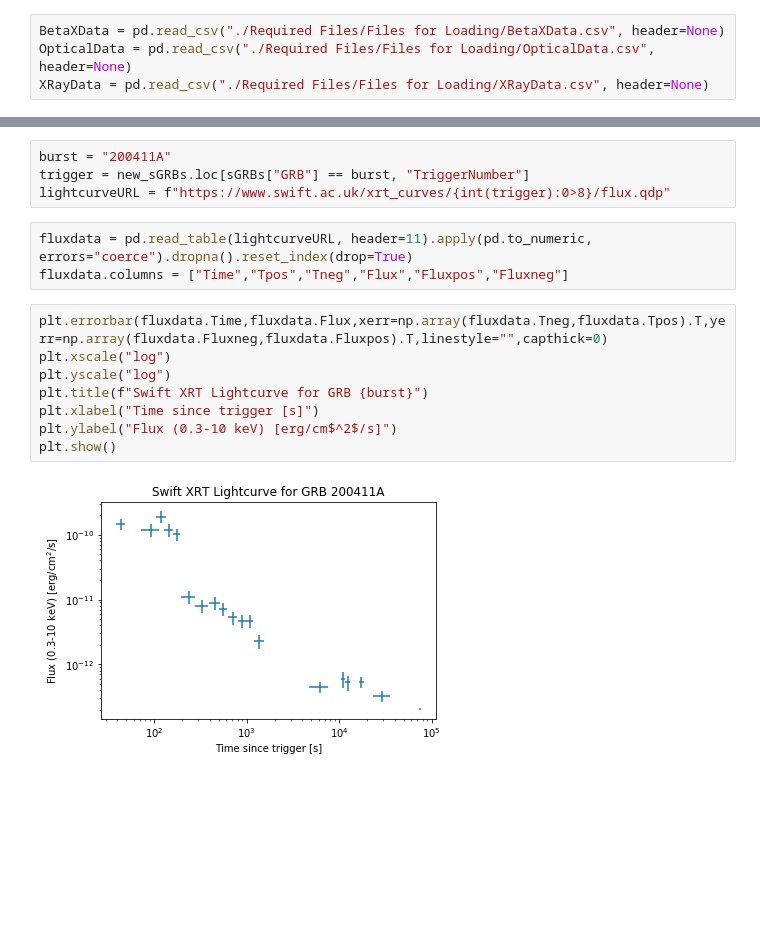
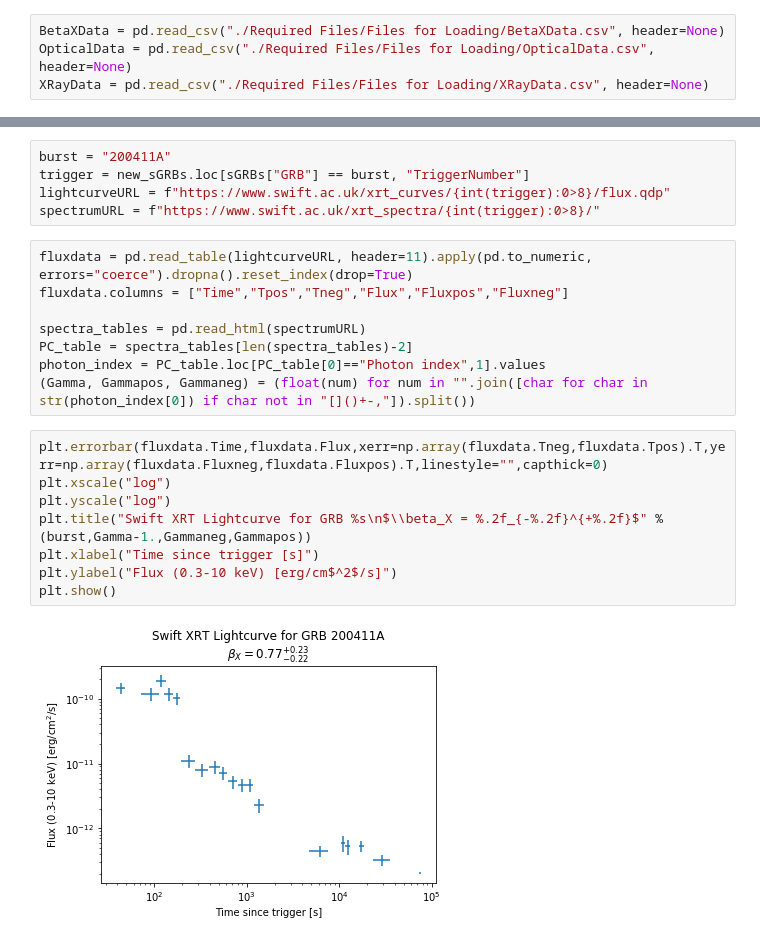
Before and after one commit to cgobat/dark-GRBs, a Jupyter notebook: exploratory.ipynb, the cells around one changed output, grey strips where cells are left out. Drawn from its saved outputs; the diff is of its cells as text; blank space fills up the shorter version.

```diff
--- a/exploratory.ipynb
+++ b/exploratory.ipynb
@@ -153,16 +156,22 @@ new_sGRBs
 burst = "200411A"
 trigger = new_sGRBs.loc[sGRBs["GRB"] == burst, "TriggerNumber"]
 lightcurveURL = f"https://www.swift.ac.uk/xrt_curves/{int(trigger):0>8}/flux.qdp"
+spectrumURL = f"https://www.swift.ac.uk/xrt_spectra/{int(trigger):0>8}/"
 # %%
 fluxdata = pd.read_table(lightcurveURL, header=11).apply(pd.to_numeric, errors="coerce").dropna().reset_index(drop=True)
 fluxdata.columns = ["Time","Tpos","Tneg","Flux","Fluxpos","Fluxneg"]
+
+spectra_tables = pd.read_html(spectrumURL)
+PC_table = spectra_tables[len(spectra_tables)-2]
+photon_index = PC_table.loc[PC_table[0]=="Photon index",1].values
+(Gamma, Gammapos, Gammaneg) = (float(num) for num in "".join([char for char in str(photon_index[0]) if char not in "[]()+-,"]).split())
 # %%
 plt.errorbar(fluxdata.Time,fluxdata.Flux,xerr=np.array(fluxdata.Tneg,fluxdata.Tpos).T,yerr=np.array(fluxdata.Fluxneg,fluxdata.Fluxpos).T,linestyle="",capthick=0)
 plt.xscale("log")
 plt.yscale("log")
-plt.title(f"Swift XRT Lightcurve for GRB {burst}")
+plt.title("Swift XRT Lightcurve for GRB %s\n$\\beta_X = %.2f_{-%.2f}^{+%.2f}$" % (burst,Gamma-1.,Gammaneg,Gammapos))
 plt.xlabel("Time since trigger [s]")
 plt.ylabel("Flux (0.3-10 keV) [erg/cm$^2$/s]")
 plt.show()
 # %% [output]
-[figure, old version]
+[figure, new version]
```
Also changed, not shown: parts of 8 cells of this notebook, 5 other files.
